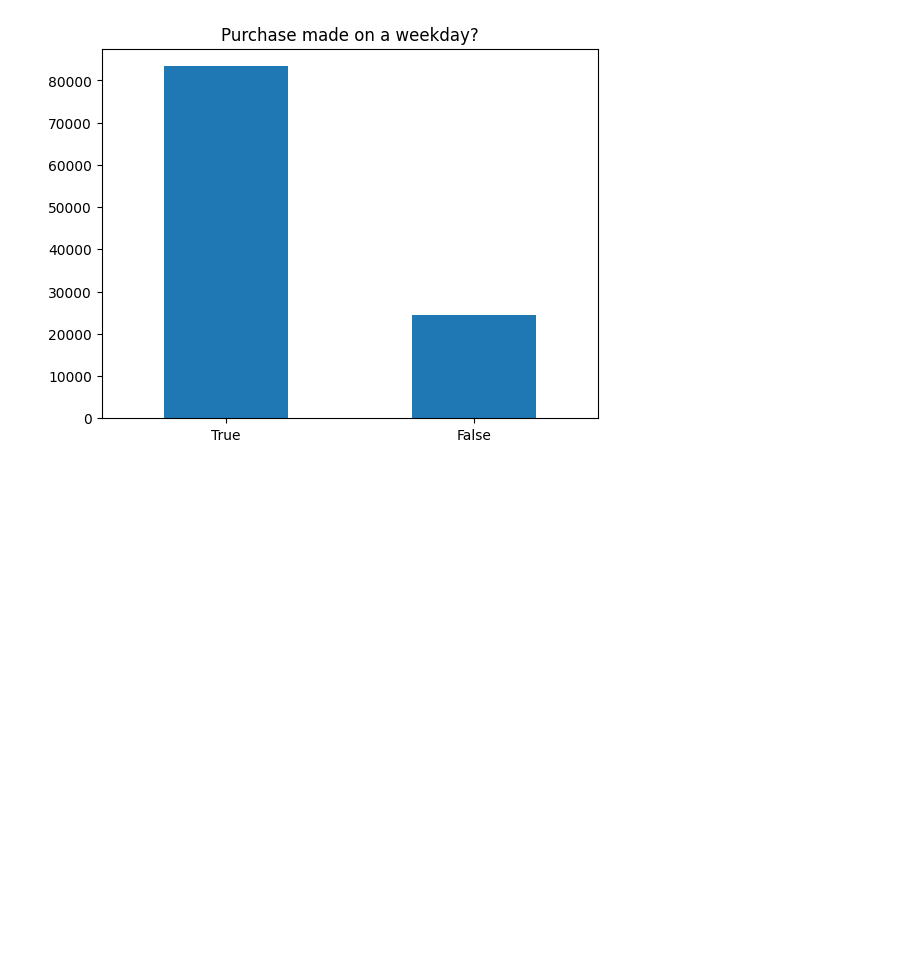
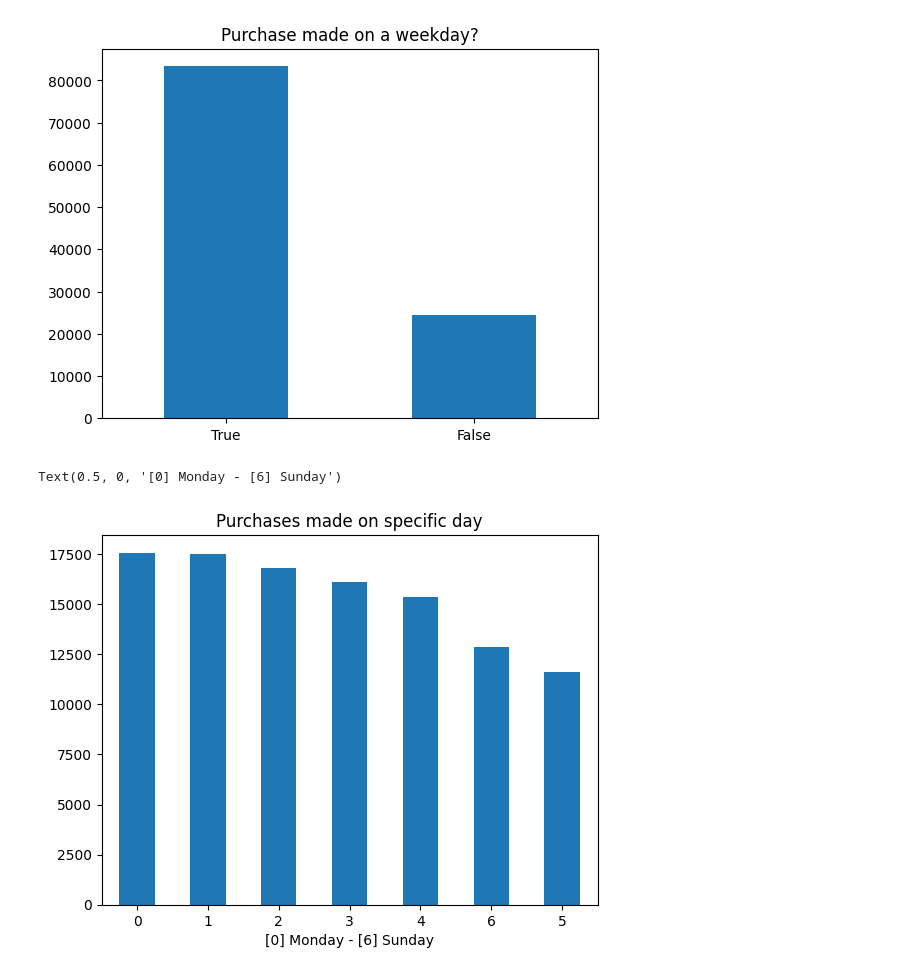
Before and after one commit to RuizLorenzoChavez/price-optimization-ML, a Jupyter notebook: main.ipynb, the cells around one changed output. Saved outputs shown, nothing was run; the diff lists cells and outputs as text; code cells hidden in the pictures; blank space fills up the shorter version.

```diff
--- a/main.ipynb
+++ b/main.ipynb
@@ -463,5 +475,18 @@ memory usage: 10.0+ MB
 # %% [output]
 <Axes: title={'center': 'Purchase made on a weekday?'}>
 [figure]
+# %%
+(main_df
+ .day_of_week.
+ value_counts()
+ .plot
+ .bar(rot=0,
+      title="Purchases made on specific day"
+      )
+ )
+plt.xlabel("[0] Monday - [6] Sunday")
+# %% [output]
+Text(0.5, 0, '[0] Monday - [6] Sunday')
+[figure, added]
 # %%
 (main_df
```
Also changed, not shown: parts of 10 cells of this notebook.
